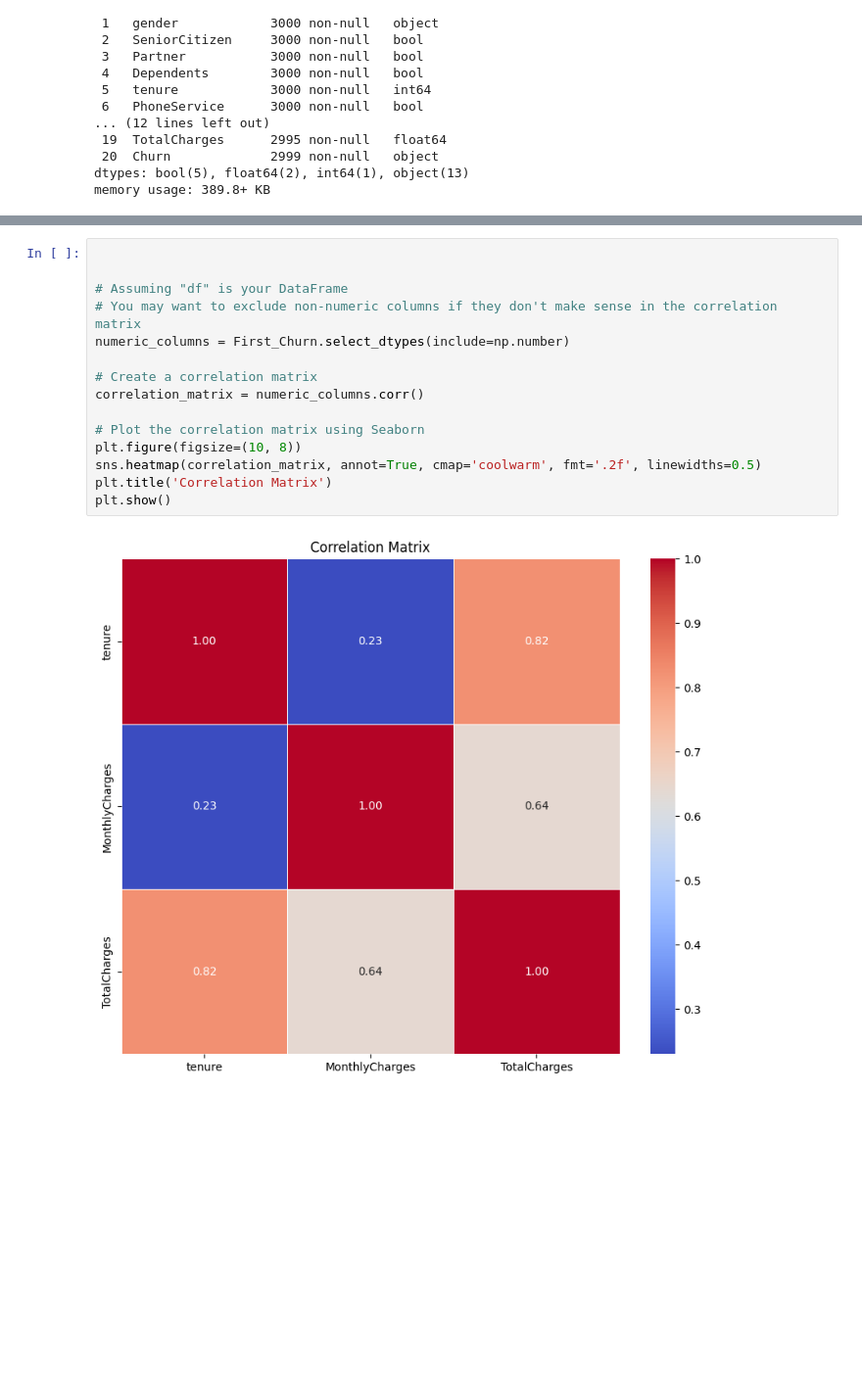
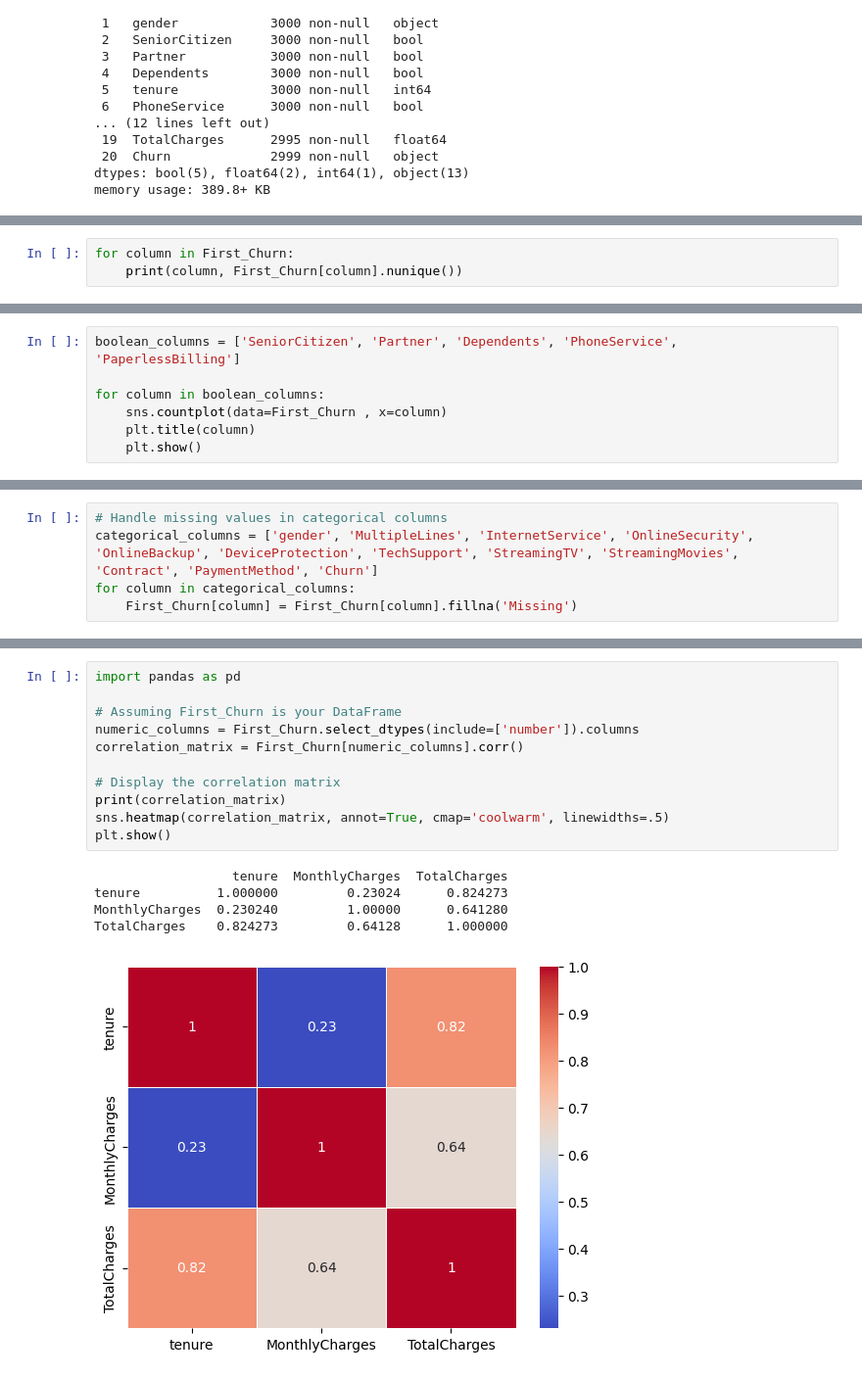
Before and after one commit to Joemuchiri2/LP2, a Jupyter notebook: LP2.ipynb, the cells around one changed output, grey strips where cells are left out. Shown at 98% size. Cells and saved outputs as stored; diff of their text form; blank space fills up the shorter version.

```diff
--- a/LP2.ipynb
+++ b/LP2.ipynb
@@ -62,0 +108,3 @@ plt.show()
+# %%
+for column in First_Churn:
+    print(column, First_Churn[column].nunique())
@@ -62,0 +129,7 @@ plt.show()
+# %%
+boolean_columns = ['SeniorCitizen', 'Partner', 'Dependents', 'PhoneService', 'PaperlessBilling']
+
+for column in boolean_columns:
+    sns.countplot(data=First_Churn , x=column)
+    plt.title(column)
+    plt.show()
@@ -62,0 +142,5 @@ plt.show()
+# %%
+# Handle missing values in categorical columns
+categorical_columns = ['gender', 'MultipleLines', 'InternetService', 'OnlineSecurity', 'OnlineBackup', 'DeviceProtection', 'TechSupport', 'StreamingTV', 'StreamingMovies', 'Contract', 'PaymentMethod', 'Churn']
+for column in categorical_columns:
+    First_Churn[column] = First_Churn[column].fillna('Missing')
@@ -63,17 +209,17 @@ plt.show()
 # %%
+import pandas as pd
 
+# Assuming First_Churn is your DataFrame
+numeric_columns = First_Churn.select_dtypes(include=['number']).columns
+correlation_matrix = First_Churn[numeric_columns].corr()
 
-# Assuming "df" is your DataFrame
-# You may want to exclude non-numeric columns if they don't make sense in the correlation matrix
-numeric_columns = First_Churn.select_dtypes(include=np.number)
-
-# Create a correlation matrix
-correlation_matrix = numeric_columns.corr()
-
-# Plot the correlation matrix using Seaborn
-plt.figure(figsize=(10, 8))
-sns.heatmap(correlation_matrix, annot=True, cmap='coolwarm', fmt='.2f', linewidths=0.5)
-plt.title('Correlation Matrix')
+# Display the correlation matrix
+print(correlation_matrix)
+sns.heatmap(correlation_matrix, annot=True, cmap='coolwarm', linewidths=.5)
 plt.show()
 # %% [output]
+                  tenure  MonthlyCharges  TotalCharges
+tenure          1.000000         0.23024      0.824273
+MonthlyCharges  0.230240         1.00000      0.641280
+TotalCharges    0.824273         0.64128      1.000000
-[figure, old version]
+[figure, new version]
```
Also changed, not shown: parts of 10 cells of this notebook, 1 other file.
